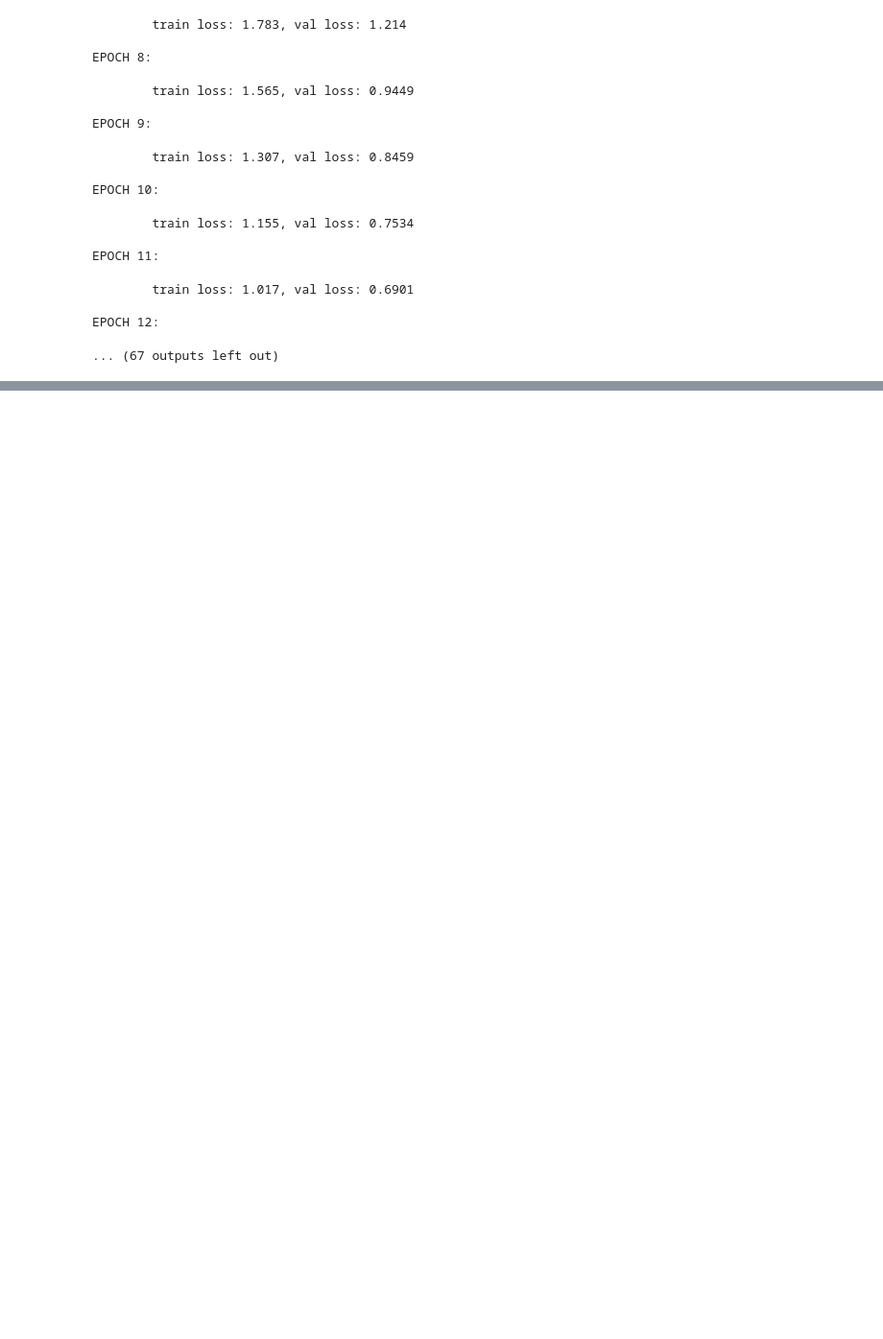
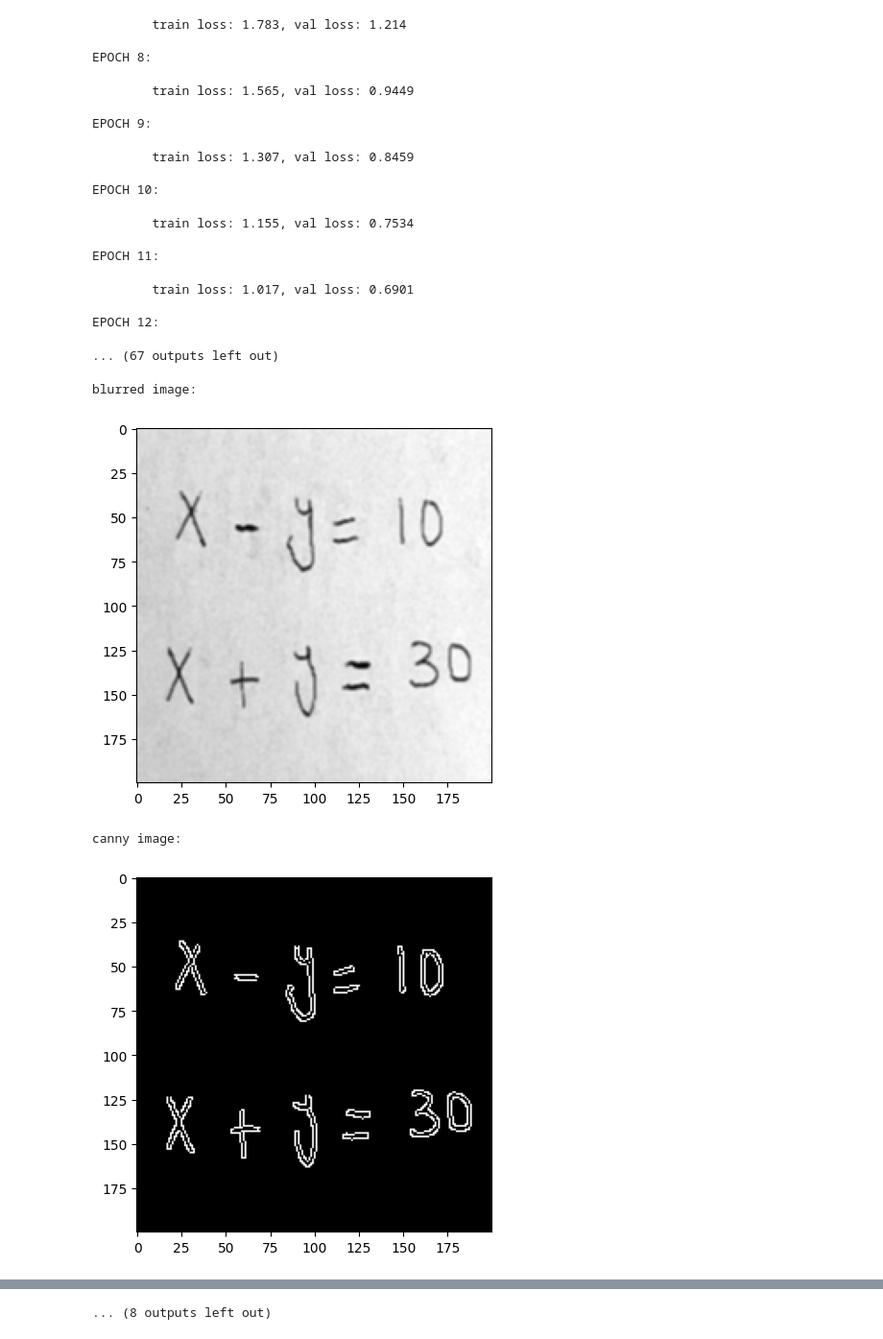
Before and after one commit to Azimi2kht/camculator, a Jupyter notebook: notebooks/Camculator.ipynb, the cells around one changed output, grey strips where cells are left out. Shown at 96% size. Cells and saved outputs as stored; diff of their text form; code cells hidden in the pictures; blank space fills up the shorter version.

Commit message:
Feat: Experiments to extracting characters from equation images

```diff
--- a/notebooks/Camculator.ipynb
+++ b/notebooks/Camculator.ipynb
@@ -300,0 +305,70 @@ plt.show()
+# %%
+import imutils.contours
+
+
+img = cv.imread(
+    "/home/azimi2kht/projects/camculator/data/IMG_2007.png", cv.IMREAD_GRAYSCALE
+)
+img = cv.resize(img, (200, 200))
+gray = img
+
+img = cv.GaussianBlur(img, (3, 3), 0)
+print("blurred image:")
+plt.imshow(img, cmap="grey")
+plt.show()
+img = cv.Canny(img, 20, 150)  # important line
+print("canny image:")
+plt.imshow(img, cmap="grey")
+plt.show()
+
+contours = cv.findContours(img.copy(), cv.RETR_EXTERNAL, cv.CHAIN_APPROX_SIMPLE)
+
+contours = imutils.grab_contours(contours)
+contours, bb = imutils.contours.sort_contours(contours, method="left-to-right")
+
+
+chars = []
+
+for x, y, w, h in bb:
+
+    if (w >= 2 and w <= 150) and (h >= 2 and h <= 120):
+        roi = gray[y - 5: y + h + 5, x - 5 : x + w + 5]
+        (t, thresh) = cv.threshold(roi, 0, 255, cv.THRESH_BINARY_INV | cv.THRESH_OTSU)
+        # or
+        # thresh = cv.adaptiveThreshold(img, 255, cv.ADAPTIVE_THRESH_MEAN_C, cv.THRESH_BINARY_INV, 21, 10)
+        (th, tw) = thresh.shape
+
+        if tw > th:
+            thresh = imutils.resize(thresh, width=32)
+        else:
+            thersh = imutils.resize(thresh, height=32)
+
+        th, tw = thresh.shape
+
+        dx = int(max(0, 32 - tw) / 2.0)
+        dy = int(max(0, 32 - th) / 2.0)
+
+        padded = cv.copyMakeBorder(
+            thresh, top=dy, bottom=dy, left=dx, right=dx, borderType=cv.BORDER_CONSTANT
+        )
+        padded = cv.resize(padded, (32, 32))
+
+        chars.append((padded, (x, y, w, h)))
+
+
+
+boxes = [b[1] for b in chars]
+print(boxes)
+
+for x, y, w, h in boxes:
+    cv.rectangle(gray, (x, y), (x + w, y + h), (0, 255, 0), 2)
+
+
+plt.imshow(gray, cmap="grey")
+plt.show()
+# img = cv.adaptiveThreshold(img, 255, cv.ADAPTIVE_THRESH_MEAN_C, cv.THRESH_BINARY_INV, 21, 10)
+# %% [output]
+blurred image:
+[figure, added]
+canny image:
+[figure, added]
@@ -300,0 +383 @@ plt.show()
+... (8 outputs left out)
```
Also changed, not shown: parts of 9 cells of this notebook, 6 other files.
